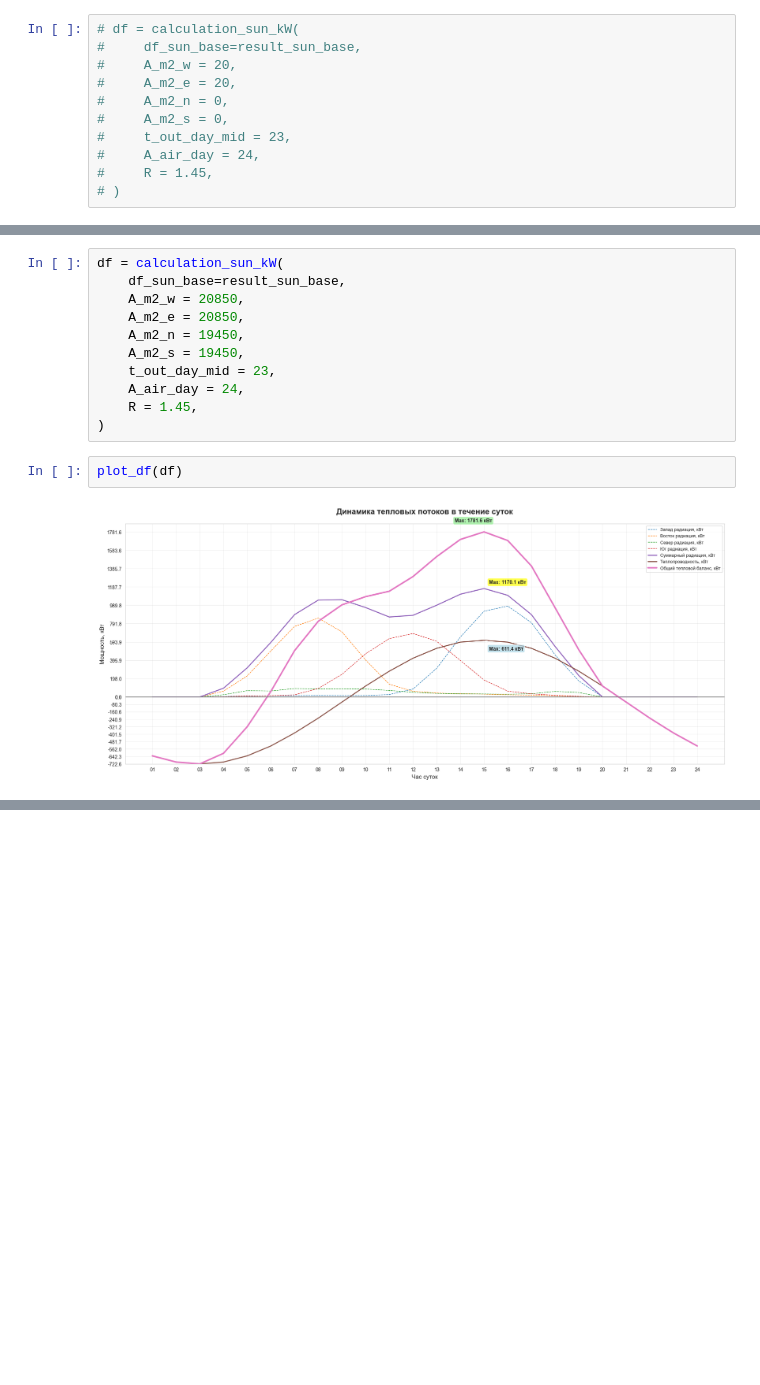
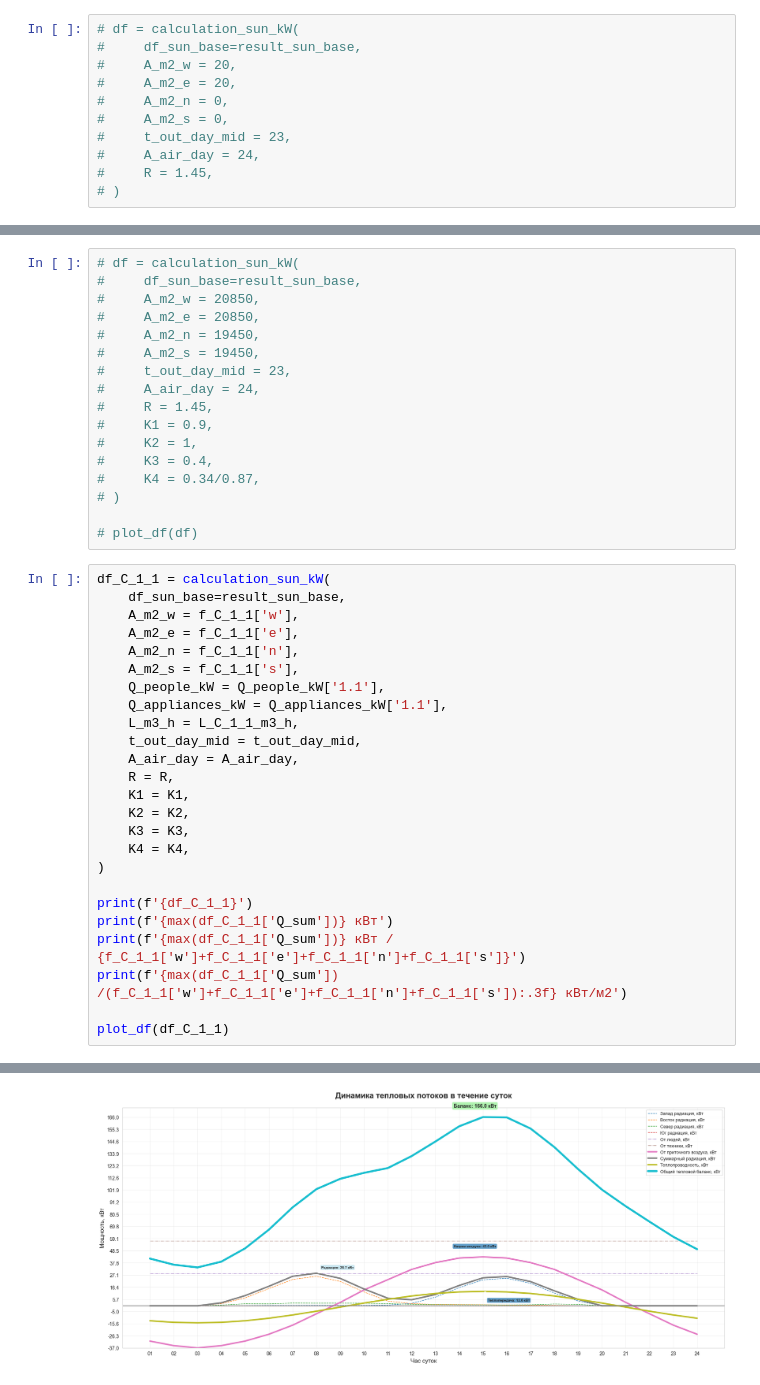
Before and after one commit to flairmix/engineering_notes, a Jupyter notebook: 5.4_Hvac/5.4.4_Cooling/sun_heating.ipynb, the cells around one changed output, grey strips where cells are left out. Drawn from its saved outputs; the diff is of its cells as text; blank space fills up the shorter version.

```diff
--- a/5.4_Hvac/5.4.4_Cooling/sun_heating.ipynb
+++ b/5.4_Hvac/5.4.4_Cooling/sun_heating.ipynb
@@ -79,15 +178,43 @@ result_sun_base = pd.DataFrame(data_combined)
 # %%
-df = calculation_sun_kW(
-    df_sun_base=result_sun_base,
-    A_m2_w = 20850,
-    A_m2_e = 20850,
-    A_m2_n = 19450,
-    A_m2_s = 19450,
-    t_out_day_mid = 23,
-    A_air_day = 24,
-    R = 1.45,
-)
+# df = calculation_sun_kW(
+#     df_sun_base=result_sun_base,
+#     A_m2_w = 20850,
+#     A_m2_e = 20850,
+#     A_m2_n = 19450,
+#     A_m2_s = 19450,
+#     t_out_day_mid = 23,
+#     A_air_day = 24,
+#     R = 1.45,
+#     K1 = 0.9,
+#     K2 = 1,
+#     K3 = 0.4,
+#     K4 = 0.34/0.87,
+# )
+
+# plot_df(df)
-# %%
-plot_df(df)
-# %% [output]
-[figure, removed]
+# %%
+df_C_1_1 = calculation_sun_kW(
+    df_sun_base=result_sun_base,
+    A_m2_w = f_C_1_1['w'],
+    A_m2_e = f_C_1_1['e'],
+    A_m2_n = f_C_1_1['n'],
+    A_m2_s = f_C_1_1['s'],
+    Q_people_kW = Q_people_kW['1.1'],
+    Q_appliances_kW = Q_appliances_kW['1.1'],
+    L_m3_h = L_C_1_1_m3_h,
+    t_out_day_mid = t_out_day_mid,
+    A_air_day = A_air_day,
+    R = R,
+    K1 = K1,
+    K2 = K2,
+    K3 = K3,
+    K4 = K4,
+)
+
+print(f'{df_C_1_1}')
+print(f'{max(df_C_1_1['Q_sum'])} кВт')
+print(f'{max(df_C_1_1['Q_sum'])} кВт / {f_C_1_1['w']+f_C_1_1['e']+f_C_1_1['n']+f_C_1_1['s']}')
+print(f'{max(df_C_1_1['Q_sum']) /(f_C_1_1['w']+f_C_1_1['e']+f_C_1_1['n']+f_C_1_1['s']):.3f} кВт/м2')
+
+plot_df(df_C_1_1)
+# %% [output]
@@ -93,0 +238 @@ plot_df(df)
+[figure, added]
```
Also changed, not shown: parts of 11 cells of this notebook, 1 other file.
